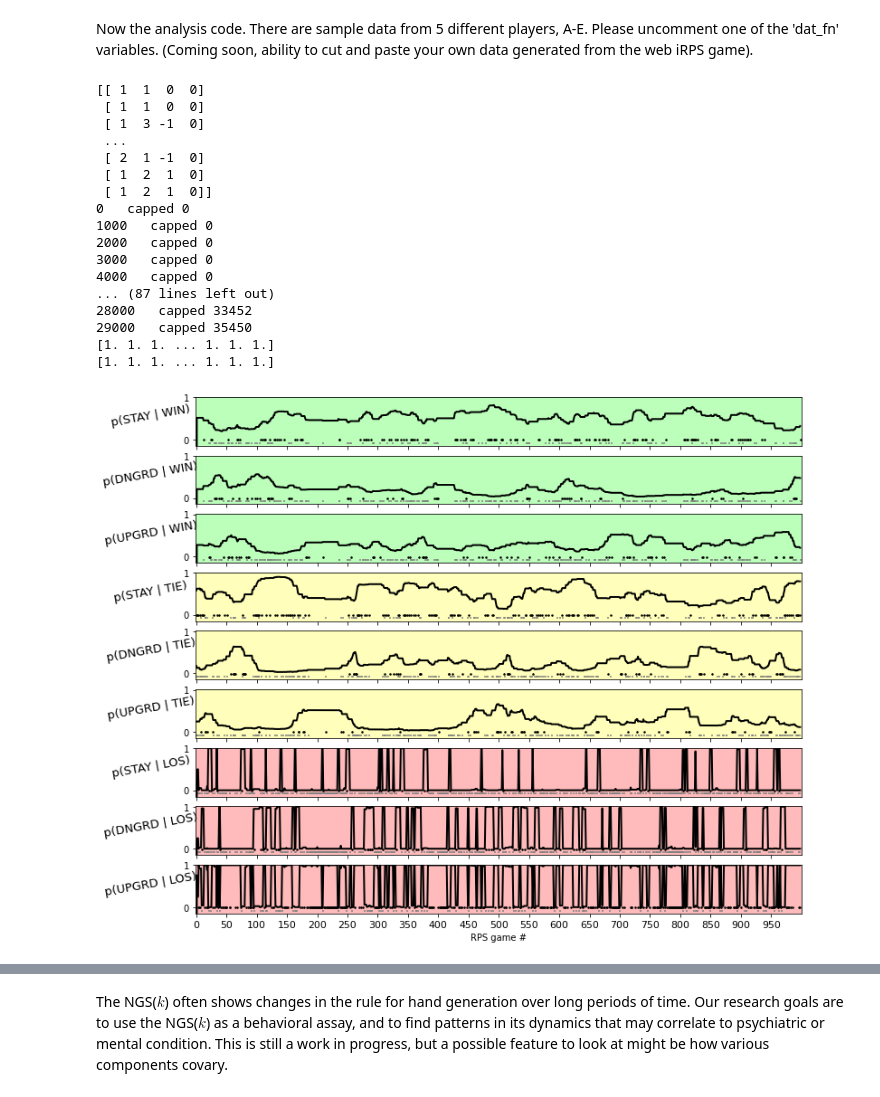
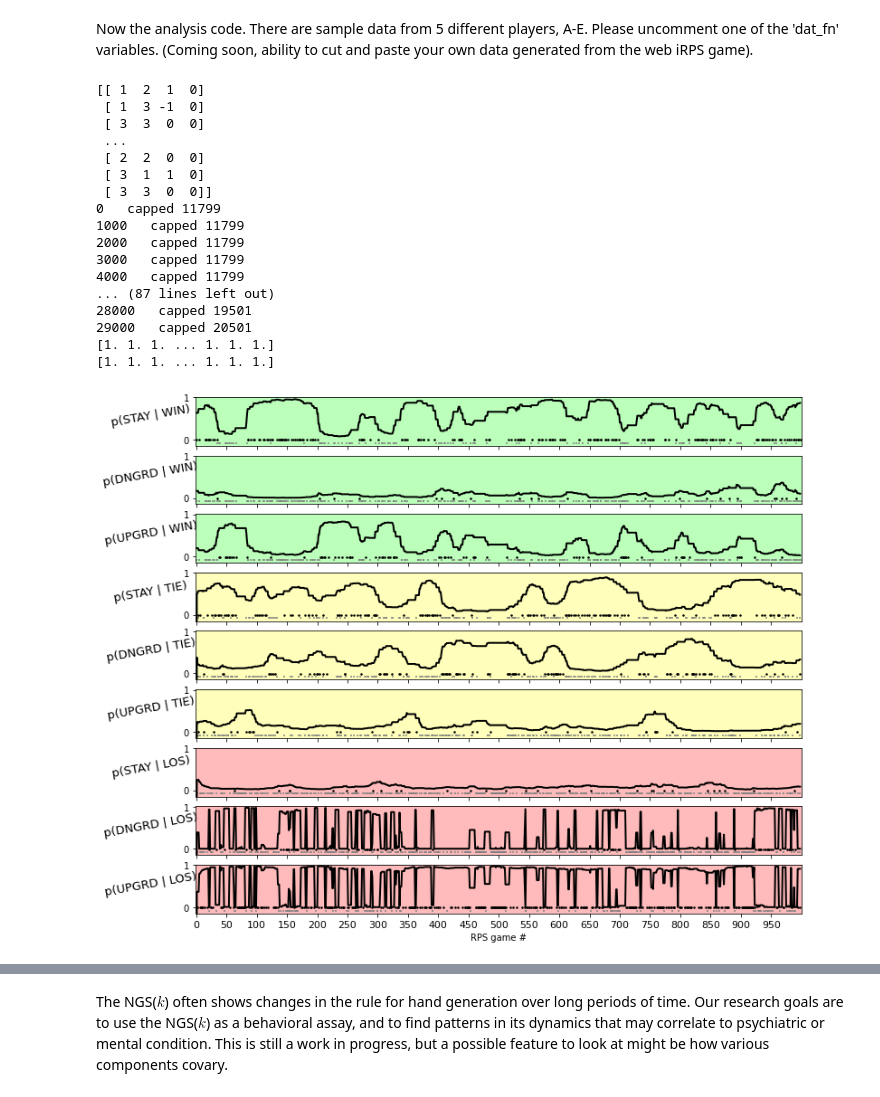
Before and after one commit to AraiKensuke/AIiRPS, a Jupyter notebook: Launch.ipynb, the cells around one changed output, grey strips where cells are left out. Cells and saved outputs as stored; diff of their text form; code cells hidden in the pictures.

```diff
--- a/Launch.ipynb
+++ b/Launch.ipynb
@@ -137,7 +133,7 @@ a_F0      = -1;    b_F0      =  1
 ######  int main
 #int i,pred,m,v[3],x[3*N+1],w[9*N+3],fw[3];
 
-know_gt  = False
+know_gt  = True
 signal   = _RELATIVE_LAST_ME
 covariates = _WTL
 sig_cov   = _ME_WTL
@@ -161,7 +157,7 @@ dat_fn="20Aug12-1331-06"
 #dat_fn="20Nov22-1108-25"
 #dat_fn="20Nov21-2131-38"
 dat_fn="20Nov21-1959-30"
-dat_fn="20110101_0001-00"
+dat_fn="20110111_0000-00"
 
 random_walk = True
 flip_human_AI=False
@@ -177,13 +173,13 @@ if tr1 < 0:
 sran   = ""
 
 s_flip = "_flip" if flip_human_AI else ""
-if not know_gt:
-    _hnd_dat, start_time, end_time, UA, cnstr, inp_meth, ini_percep, fin_percep = _rd.return_hnd_dat(dat_fn, flip_human_AI=flip_human_AI, expt="SIMHUM1", visit=1, has_useragent=True, has_start_and_end_times=True, has_constructor=True, )
-    print(_hnd_dat)
-else:
-    _hnd_dat     = _N.loadtxt("/Users/arai/nctc/Workspace/AIiRPS_SimDAT/rpsm_%s.dat" % dat_fn, dtype=_N.int)
-    lmGT = depickle("/Users/arai/nctc/Workspace/AIiRPS_SimDAT/rpsm_%s.dmp" % dat_fn)
-    Ts = lmGT["Ts_timeseries"]
+#if not know_gt:
+_hnd_dat, start_time, end_time, UA, cnstr, inp_meth, ini_percep, fin_percep, lmGT = _rd.return_hnd_dat(dat_fn, flip_human_AI=flip_human_AI, expt="SIMHUM11", visit=1, has_useragent=True, has_start_and_end_times=True, has_constructor=True, )
+
+#else:
+#    _hnd_dat     = _N.loadtxt("/Users/arai/nctc/Workspace/AIiRPS_SimDAT/rpsm_%s.dat" % dat_fn, dtype=_N.int)
+#    lmGT = depickle("/Users/arai/nctc/Workspace/AIiRPS_SimDAT/rpsm_%s.dmp" % dat_fn)
+#    Ts = lmGT["Ts_timeseries"]
 
 if tr1 is None:
     tr1          = _hnd_dat.shape[0]
@@ -389,6 +385,8 @@ for cond in range(3):
         fig.subplots_adjust(top=0.96, left=0.2, right=0.98, bottom=0.04, wspace=0.02)
         _plt.suptitle("%(df)s  %(sr)s" % {"df" : dat_fn, "sr" : sran})
         """
+
+depickle(s)
 sTr = ["STAY", "DNGRD", "UPGRD"]
 sCnd =["WIN", "TIE", "LOS"]
 fig = _plt.figure(figsize=(12, 10.5))
@@ -403,43 +401,43 @@ for iWTL in range(3):
         ax.set_facecolor("#FFBBBB")
       if iTrn == 0:  #  stay
         tTrans    = _N.where(y_all[conds[iWTL]] == 0)[0]
         tTransOth = _N.where((y_all[conds[iWTL]] == 1) | (y_all[conds[iWTL]] == -1))[0]
       elif iTrn == 1:  #  dn
         tTrans    = _N.where(y_all[conds[iWTL]] == -1)[0]
         tTransOth = _N.where((y_all[conds[iWTL]] == 1) | (y_all[conds[iWTL]] == 0))[0]
       elif iTrn == 2:  #  up
         tTrans    = _N.where(y_all[conds[iWTL]] == 1)[0]
         tTransOth = _N.where((y_all[conds[iWTL]] == -1) | (y_all[conds[iWTL]] == 0))[0]
 
       ax.set_ylabel("p(%(trs)s | %(wtl)s)" % {"wtl" : sCnd[iWTL], "trs" : sTr[iTrn]}, rotation=10, labelpad=35, fontsize=13)
       _plt.scatter(conds[iWTL][tTrans]+1, _N.ones(len(tTrans))*-0.01, marker=".", s=9, color="black")
       _plt.scatter(conds[iWTL][tTransOth]+1, _N.ones(len(tTransOth))*-0.08, marker="|", s=6, color="grey")
       _plt.plot(cond_probs[iWTL, iTrn], lw=2, color="black")
       xtcklocs = _N.arange(0, N_all, 50)
       if (iWTL == 2) and (iTrn == 2):
         _plt.xticks(xtcklocs, fontsize=11)
         _plt.xlabel("RPS game #")
       else:
         _plt.xticks(xtcklocs, [''] * len(xtcklocs))
 
       _plt.ylim(-0.15, 1.01)
       _plt.xlim(-1, N_all+1)
 # %% [output]
-[[ 1  1  0  0]
- [ 1  1  0  0]
+[[ 1  2  1  0]
  [ 1  3 -1  0]
+ [ 3  3  0  0]
  ...
- [ 2  1 -1  0]
- [ 1  2  1  0]
- [ 1  2  1  0]]
-0   capped 0
-1000   capped 0
-2000   capped 0
-3000   capped 0
-4000   capped 0
+ [ 2  2  0  0]
+ [ 3  1  1  0]
+ [ 3  3  0  0]]
+0   capped 11799
+1000   capped 11799
+2000   capped 11799
+3000   capped 11799
+4000   capped 11799
 ... (87 lines left out)
-28000   capped 33452
-29000   capped 35450
+28000   capped 19501
+29000   capped 20501
 [1. 1. 1. ... 1. 1. 1.]
 [1. 1. 1. ... 1. 1. 1.]
-[figure, old version]
+[figure, new version]
```
Also changed, not shown: parts of 4 cells of this notebook.
